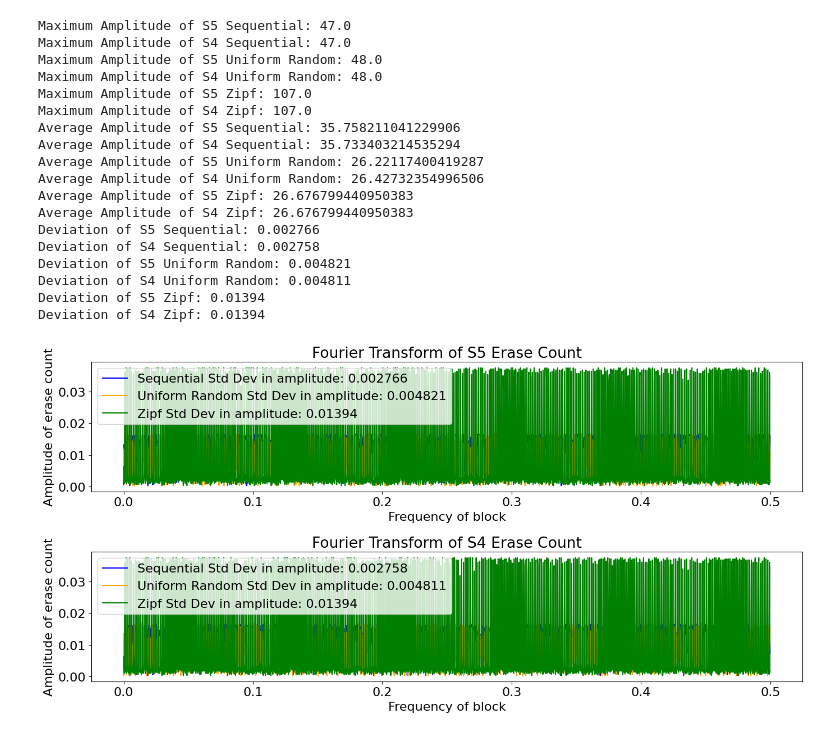
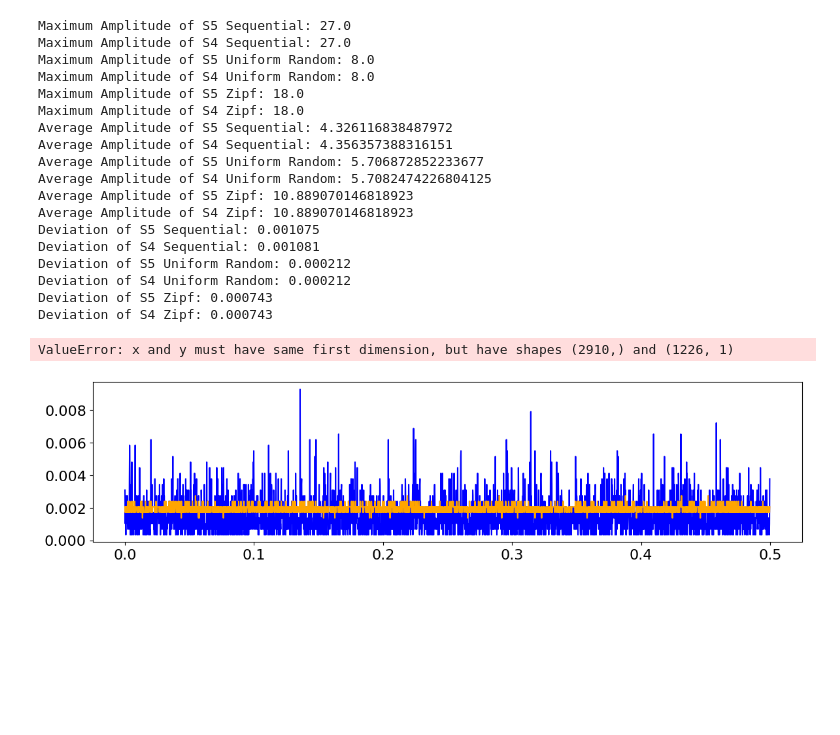
Before and after one commit to bithabib/flash_ssd_simulator_web, a Jupyter notebook: equation_generate/placement_algorithm_comparison copy.ipynb, the cells around one changed output. Saved outputs shown, nothing was run; the diff lists cells and outputs as text; code cells hidden in the pictures; blank space fills up the shorter version.

```diff
--- a/equation_generate/placement_algorithm_comparison copy.ipynb
+++ b/equation_generate/placement_algorithm_comparison copy.ipynb
@@ -11,14 +11,14 @@ s5_uniform_random_trace_df = pd.read_json('/home/habib/Downloads/equation_train_
 s5_zipf_trace_df = pd.read_json('/home/habib/Downloads/equation_train_data/zipf_s5_op_20/zipf_trace.log.json')
 
 # Extract the erase count data
-s5_seq_invalid_page_count = s5_seq_trace_df.iloc[4].reset_index(drop=True).to_frame(name='erase_count')
-s5_uniform_random_invalid_page_count = s5_uniform_random_trace_df.iloc[4].reset_index(drop=True).to_frame(name='erase_count')
-s5_zipf_invalid_page_count = s5_zipf_trace_df.iloc[4].reset_index(drop=True).to_frame(name='erase_count')
+s5_seq_invalid_page_count = s5_seq_trace_df.iloc[6].reset_index(drop=True).to_frame(name='invalid_pages')
+s5_uniform_random_invalid_page_count = s5_uniform_random_trace_df.iloc[6].reset_index(drop=True).to_frame(name='invalid_pages')
+s5_zipf_invalid_page_count = s5_zipf_trace_df.iloc[6].reset_index(drop=True).to_frame(name='invalid_pages')
 
 # remove all 0 values
-s5_seq_invalid_page_count = s5_seq_invalid_page_count[s5_seq_invalid_page_count['erase_count'] > 0]
-s5_uniform_random_invalid_page_count = s5_uniform_random_invalid_page_count[s5_uniform_random_invalid_page_count['erase_count'] > 0]
-s5_zipf_invalid_page_count = s5_zipf_invalid_page_count[s5_zipf_invalid_page_count['erase_count'] > 0]
+s5_seq_invalid_page_count = s5_seq_invalid_page_count[s5_seq_invalid_page_count['invalid_pages'] > 0]
+s5_uniform_random_invalid_page_count = s5_uniform_random_invalid_page_count[s5_uniform_random_invalid_page_count['invalid_pages'] > 0]
+s5_zipf_invalid_page_count = s5_zipf_invalid_page_count[s5_zipf_invalid_page_count['invalid_pages'] > 0]
 
 
 # Read JSON files into pandas dataframes
@@ -27,14 +27,14 @@ s4_uniform_random_trace_df = pd.read_json('/home/habib/Downloads/equation_train_
 s4_zipf_trace_df = pd.read_json('/home/habib/Downloads/equation_train_data/zipf_s4_op_20/zipf_trace.log.json')
 
 # Extract the erase count data
-s4_seq_invalid_page_count = s4_seq_trace_df.iloc[4].reset_index(drop=True).to_frame(name='erase_count')
-s4_uniform_random_invalid_page_count = s4_uniform_random_trace_df.iloc[4].reset_index(drop=True).to_frame(name='erase_count')
-s4_zipf_invalid_page_count = s4_zipf_trace_df.iloc[4].reset_index(drop=True).to_frame(name='erase_count')
+s4_seq_invalid_page_count = s4_seq_trace_df.iloc[6].reset_index(drop=True).to_frame(name='invalid_pages')
+s4_uniform_random_invalid_page_count = s4_uniform_random_trace_df.iloc[6].reset_index(drop=True).to_frame(name='invalid_pages')
+s4_zipf_invalid_page_count = s4_zipf_trace_df.iloc[6].reset_index(drop=True).to_frame(name='invalid_pages')
 
 # remove all 0 values
-s4_seq_invalid_page_count = s4_seq_invalid_page_count[s4_seq_invalid_page_count['erase_count'] > 0]
-s4_uniform_random_invalid_page_count = s4_uniform_random_invalid_page_count[s4_uniform_random_invalid_page_count['erase_count'] > 0]
-s4_zipf_invalid_page_count = s4_zipf_invalid_page_count[s4_zipf_invalid_page_count['erase_count'] > 0]
+s4_seq_invalid_page_count = s4_seq_invalid_page_count[s4_seq_invalid_page_count['invalid_pages'] > 0]
+s4_uniform_random_invalid_page_count = s4_uniform_random_invalid_page_count[s4_uniform_random_invalid_page_count['invalid_pages'] > 0]
+s4_zipf_invalid_page_count = s4_zipf_invalid_page_count[s4_zipf_invalid_page_count['invalid_pages'] > 0]
 
 
 # Number of samples
@@ -101,50 +101,53 @@ print(f'Deviation of S4 Zipf: {deviation_zipf_s4}')
 
 # Plot the FFT results
 # increase the text size
 plt.rcParams.update({'font.size': 16})
 plt.figure(figsize=(14, 7))
 
 # S5 FFT plot
 plt.subplot(2, 1, 1)
 plt.plot(xf, 2.0/N * np.abs(seq_yf_s5[:N//2]), label='Sequential Std Dev in amplitude: '+ str(deviation_seq_s5), color='blue')
 plt.plot(xf, 2.0/N * np.abs(uniform_random_yf_s5[:N//2]), label='Uniform Random Std Dev in amplitude: '+ str(deviation_uniform_random_s5), color='orange')
-plt.plot(xf, 2.0/N * np.abs(zipf_yf_s5[:N//2]), label='Zipf Std Dev in amplitude: '+ str(deviation_zipf_s5), color='green')
+# plt.plot(xf, 2.0/N * np.abs(zipf_yf_s5[:N//2]), label='Zipf Std Dev in amplitude: '+ str(deviation_zipf_s5), color='green')
+plt.plot(xf[:len(zipf_yf_s5[:N//2])], 2.0/N * np.abs(zipf_yf_s5[:N//2].flatten()),
+         label='Zipf Std Dev in amplitude: '+ str(deviation_zipf_s5), color='green')
 
 plt.title('Fourier Transform of S5 Erase Count')
 plt.xlabel('Frequency of block')
 plt.ylabel('Amplitude of erase count')
 plt.legend()
 
 # S4 FFT plot
 plt.subplot(2, 1, 2)
 plt.plot(xf, 2.0/N * np.abs(seq_yf_s4[:N//2]), label='Sequential Std Dev in amplitude: '+ str(deviation_seq_s4), color='blue')
 plt.plot(xf, 2.0/N * np.abs(uniform_random_yf_s4[:N//2]), label='Uniform Random Std Dev in amplitude: '+ str(deviation_uniform_random_s4), color='orange')
 plt.plot(xf, 2.0/N * np.abs(zipf_yf_s4[:N//2]), label='Zipf Std Dev in amplitude: '+ str(deviation_zipf_s4), color='green')
 
 plt.title('Fourier Transform of S4 Erase Count')
 plt.xlabel('Frequency of block')
 plt.ylabel('Amplitude of erase count')
 plt.legend()
 
 plt.tight_layout()
 plt.show()
 # %% [output]
-Maximum Amplitude of S5 Sequential: 47.0
-Maximum Amplitude of S4 Sequential: 47.0
-Maximum Amplitude of S5 Uniform Random: 48.0
-Maximum Amplitude of S4 Uniform Random: 48.0
-Maximum Amplitude of S5 Zipf: 107.0
-Maximum Amplitude of S4 Zipf: 107.0
-Average Amplitude of S5 Sequential: 35.758211041229906
-Average Amplitude of S4 Sequential: 35.733403214535294
-Average Amplitude of S5 Uniform Random: 26.22117400419287
-Average Amplitude of S4 Uniform Random: 26.42732354996506
-Average Amplitude of S5 Zipf: 26.676799440950383
-Average Amplitude of S4 Zipf: 26.676799440950383
-Deviation of S5 Sequential: 0.002766
-Deviation of S4 Sequential: 0.002758
-Deviation of S5 Uniform Random: 0.004821
-Deviation of S4 Uniform Random: 0.004811
-Deviation of S5 Zipf: 0.01394
-Deviation of S4 Zipf: 0.01394
+Maximum Amplitude of S5 Sequential: 27.0
+Maximum Amplitude of S4 Sequential: 27.0
+Maximum Amplitude of S5 Uniform Random: 8.0
+Maximum Amplitude of S4 Uniform Random: 8.0
+Maximum Amplitude of S5 Zipf: 18.0
+Maximum Amplitude of S4 Zipf: 18.0
+Average Amplitude of S5 Sequential: 4.326116838487972
+Average Amplitude of S4 Sequential: 4.356357388316151
+Average Amplitude of S5 Uniform Random: 5.706872852233677
+Average Amplitude of S4 Uniform Random: 5.7082474226804125
+Average Amplitude of S5 Zipf: 10.889070146818923
+Average Amplitude of S4 Zipf: 10.889070146818923
+Deviation of S5 Sequential: 0.001075
+Deviation of S4 Sequential: 0.001081
+Deviation of S5 Uniform Random: 0.000212
+Deviation of S4 Uniform Random: 0.000212
+Deviation of S5 Zipf: 0.000743
+Deviation of S4 Zipf: 0.000743
+ValueError: x and y must have same first dimension, but have shapes (2910,) and (1226, 1)
-[figure, old version]
+[figure, new version]
```
Also changed, not shown: parts of 5 cells of this notebook, 1 other file.
